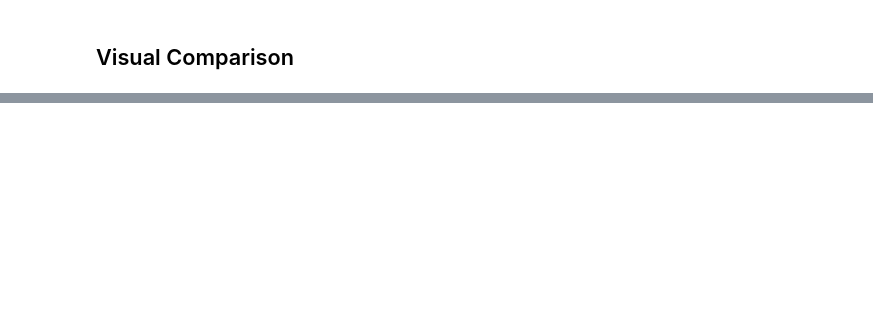
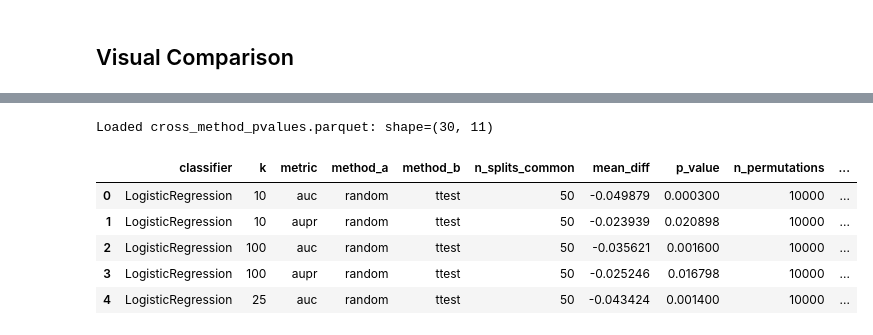
Before and after one commit to andreasjak/MSc26_Proteomics, a Jupyter notebook: notebooks/classifier_results.ipynb, the cells around one changed output, grey strips where cells are left out. Drawn from its saved outputs; the diff is of its cells as text; code cells hidden in the pictures; blank space fills up the shorter version.

```diff
--- a/notebooks/classifier_results.ipynb
+++ b/notebooks/classifier_results.ipynb
@@ -355,0 +424,15 @@ for metric, k_value in [("auc", "50"), ("aupr", "50"), ("auc", "native"), ("aupr
+# %%
+pvalues = pd.read_parquet(CROSS_METHOD_PVALUES_PATH)
+pvalues["k"] = pd.Categorical(pvalues["k"].astype(str), categories=k_order, ordered=True)
+pvalues["stars"] = pvalues["p_value"].apply(p_to_stars)
+
+print(f"Loaded {CROSS_METHOD_PVALUES_PATH.name}: shape={pvalues.shape}")
+display(pvalues.head())
+# %% [output]
+Loaded cross_method_pvalues.parquet: shape=(30, 11)
+|  | classifier | k | metric | method_a | method_b | n_splits_common | mean_diff | p_value | n_permutations | ... |
+| 0 | LogisticRegression | 10 | auc | random | ttest | 50 | -0.049879 | 0.000300 | 10000 | ... |
+| 1 | LogisticRegression | 10 | aupr | random | ttest | 50 | -0.023939 | 0.020898 | 10000 | ... |
+| 2 | LogisticRegression | 100 | auc | random | ttest | 50 | -0.035621 | 0.001600 | 10000 | ... |
+| 3 | LogisticRegression | 100 | aupr | random | ttest | 50 | -0.025246 | 0.016798 | 10000 | ... |
+| 4 | LogisticRegression | 25 | auc | random | ttest | 50 | -0.043424 | 0.001400 | 10000 | ... |
```
Also changed, not shown: parts of 10 cells of this notebook, 3 other files.
